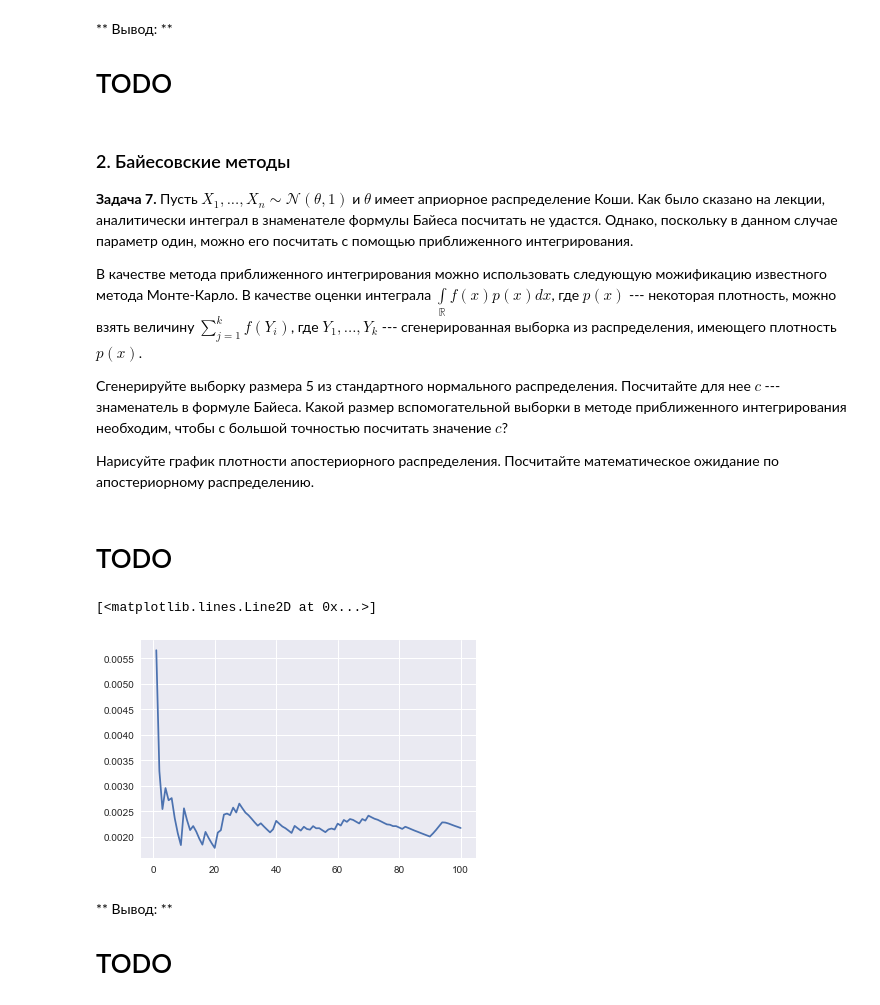
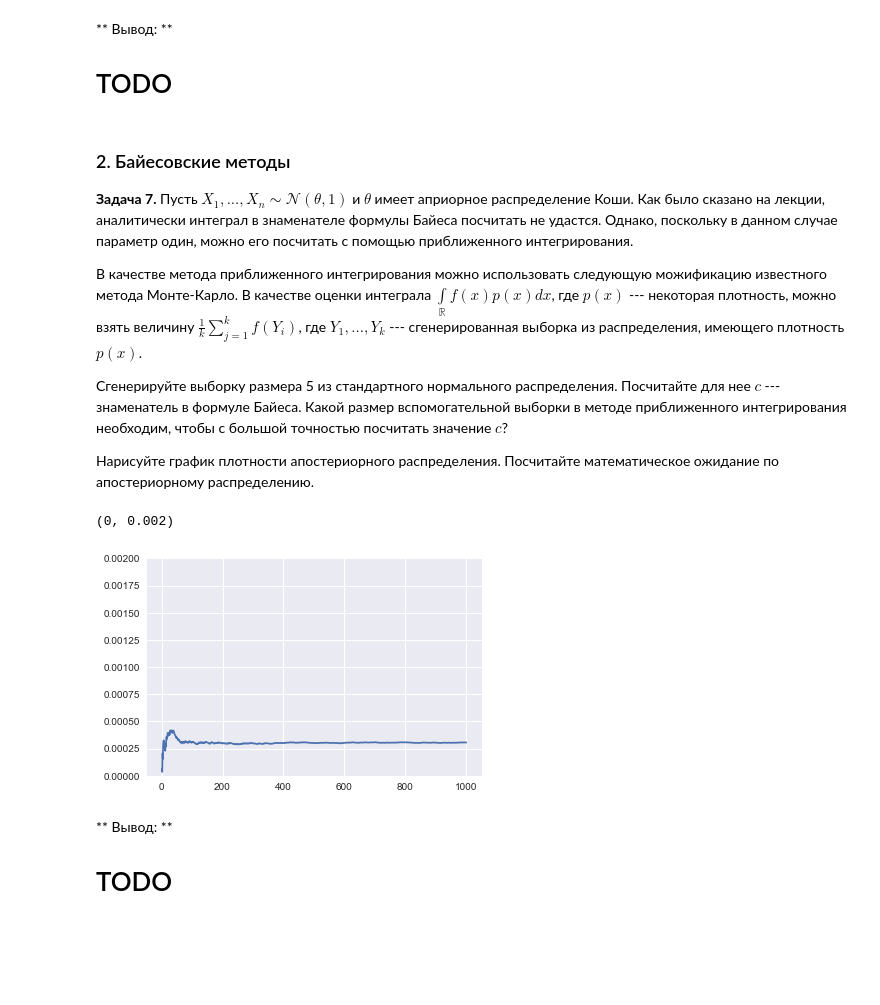
Before and after one commit to ArtemKupriyanov/MIPT-PROGRAMMING, a Jupyter notebook: Math-Stat/4_task/4.92.ipynb, the cells around one changed output. Saved outputs shown, nothing was run; the diff lists cells and outputs as text; code cells hidden in the pictures; blank space fills up the shorter version.

```diff
--- a/Math-Stat/4_task/4.92.ipynb
+++ b/Math-Stat/4_task/4.92.ipynb
@@ -399,13 +418,20 @@ ________________________________________
 
 **Задача 7.** Пусть $X_1, ..., X_n \sim \mathcal{N}(\theta, 1)$ и $\theta$ имеет априорное распределение Коши. Как было сказано на лекции, аналитически интеграл в знаменателе формулы Байеса посчитать не удастся. Однако, поскольку в данном случае параметр один, можно его посчитать с помощью приближенного интегрирования.
 
-В качестве метода приближенного интегрирования можно использовать следующую можификацию известного метода Монте-Карло. В качестве оценки интеграла $\int\limits_{\mathbb{R}} f(x) p(x) dx$, где $p(x)$ --- некоторая плотность, можно взять величину $\sum\limits_{j=1}^k f(Y_i)$, где $Y_1, ..., Y_k$ --- сгенерированная выборка из распределения, имеющего плотность $p(x)$.
+В качестве метода приближенного интегрирования можно использовать следующую можификацию известного метода Монте-Карло. В качестве оценки интеграла $\int\limits_{\mathbb{R}} f(x) p(x) dx$, где $p(x)$ --- некоторая плотность, можно взять величину $\frac{1}{k}\sum\limits_{j=1}^k f(Y_i)$, где $Y_1, ..., Y_k$ --- сгенерированная выборка из распределения, имеющего плотность $p(x)$.
 
 Сгенерируйте выборку размера 5 из стандартного нормального распределения. Посчитайте для нее $c$ --- знаменатель в формуле Байеса. Какой размер вспомогательной выборки в методе приближенного интегрирования необходим, чтобы с большой точностью посчитать значение $c$?
 
 Нарисуйте график плотности апостериорного распределения. Посчитайте математическое ожидание по апостериорному распределению.
-# %% [markdown]
-# TODO
 # %%
 sample_normal = sps.norm.rvs(size=5)
 f = lambda t: 1/ (2 * np.pi) ** (len(sample_normal) / 2) * np.exp(-1/2 * np.sum((sample_normal - t) ** 2))
+n = 1000
+help_sample = sps.cauchy.rvs(size=n)
+np_f = np.vectorize(f)
+solve_integral = np.cumsum(np_f(help_sample)) / np.arange(1, n + 1)
+plt.plot(np.arange(1, n + 1), solve_integral)
+plt.ylim(0, 0.002)
+# %% [output]
+(0, 0.002)
+[figure, added]
@@ -417,8 +438,3 @@ solve_integral = np.cumsum(np_f(help_sample))/np.arange(1, n + 1)
-# %%
-plt.plot(np.arange(1, n + 1), solve_integral)
-# %% [output]
-[<matplotlib.lines.Line2D at 0x...>]
-[figure, removed]
 # %% [markdown]
 ** Вывод: **
 # TODO
```
Also changed, not shown: parts of 22 cells of this notebook.
